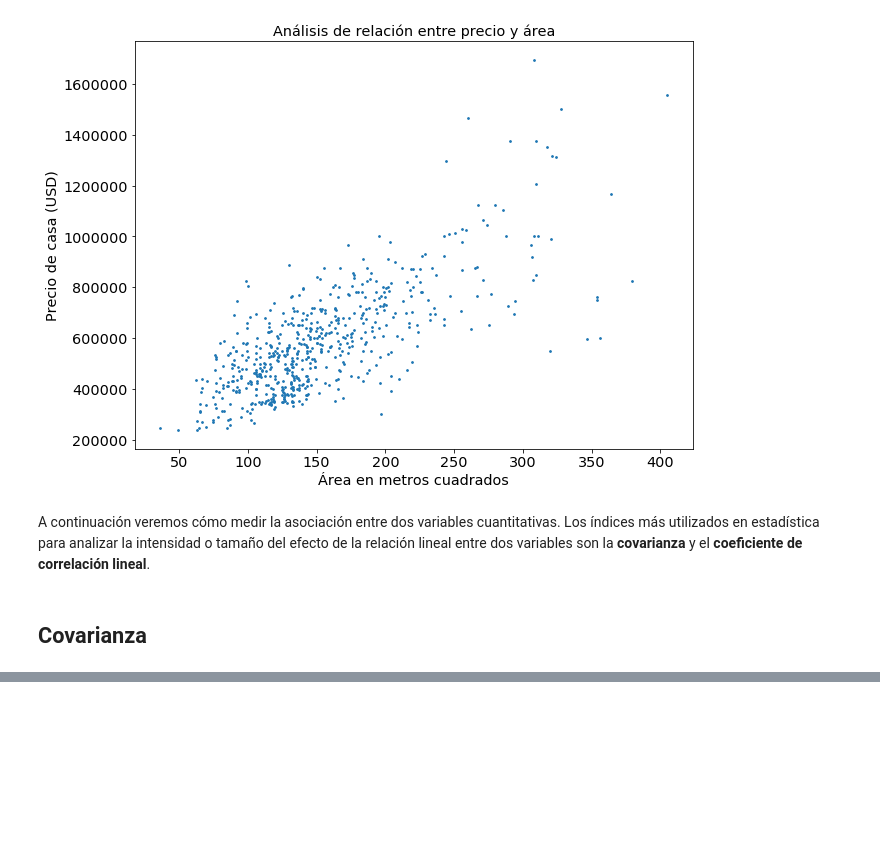
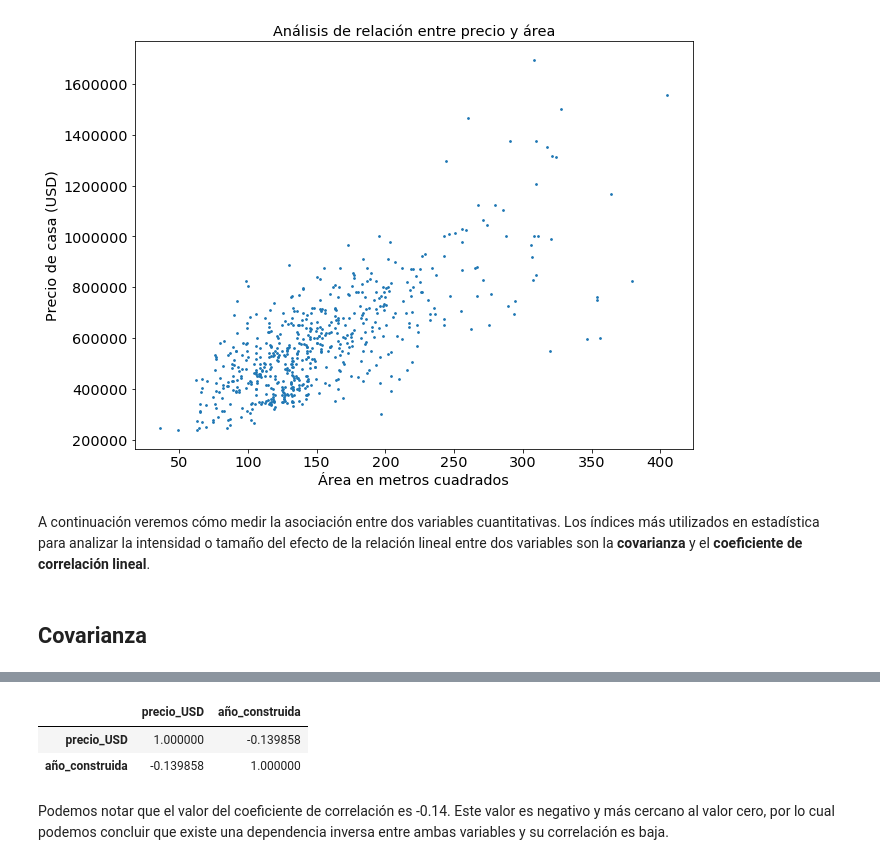
Before and after one commit to MetricLearning/diplomado_datascience, a Jupyter notebook: 04_Introduccion_estadistica/02_Analisis_de_correlacion.ipynb, the cells around one changed output, grey strips where cells are left out. Cells and saved outputs as stored; diff of their text form; code cells hidden in the pictures; blank space fills up the shorter version.

```diff
--- a/04_Introduccion_estadistica/02_Analisis_de_correlacion.ipynb
+++ b/04_Introduccion_estadistica/02_Analisis_de_correlacion.ipynb
@@ -97,0 +157,8 @@ $S_{xy} = \frac{1}{N} \sum_{i=1}^N (x_i - \overline{x}) (y_i - \overline{y})$
+# %%
+casas[['precio_USD','año_construida']].corr()
+# %% [output]
+|  | precio_USD | año_construida |
+| precio_USD | 1.000000 | -0.139858 |
+| año_construida | -0.139858 | 1.000000 |
+# %% [markdown]
+Podemos notar que el valor del coeficiente de correlación es -0.14. Este valor es negativo y más cercano al valor cero, por lo cual podemos concluir que existe una dependencia inversa entre ambas variables y su correlación es baja.
```
Also changed, not shown: parts of 10 cells of this notebook, 3 other files.
